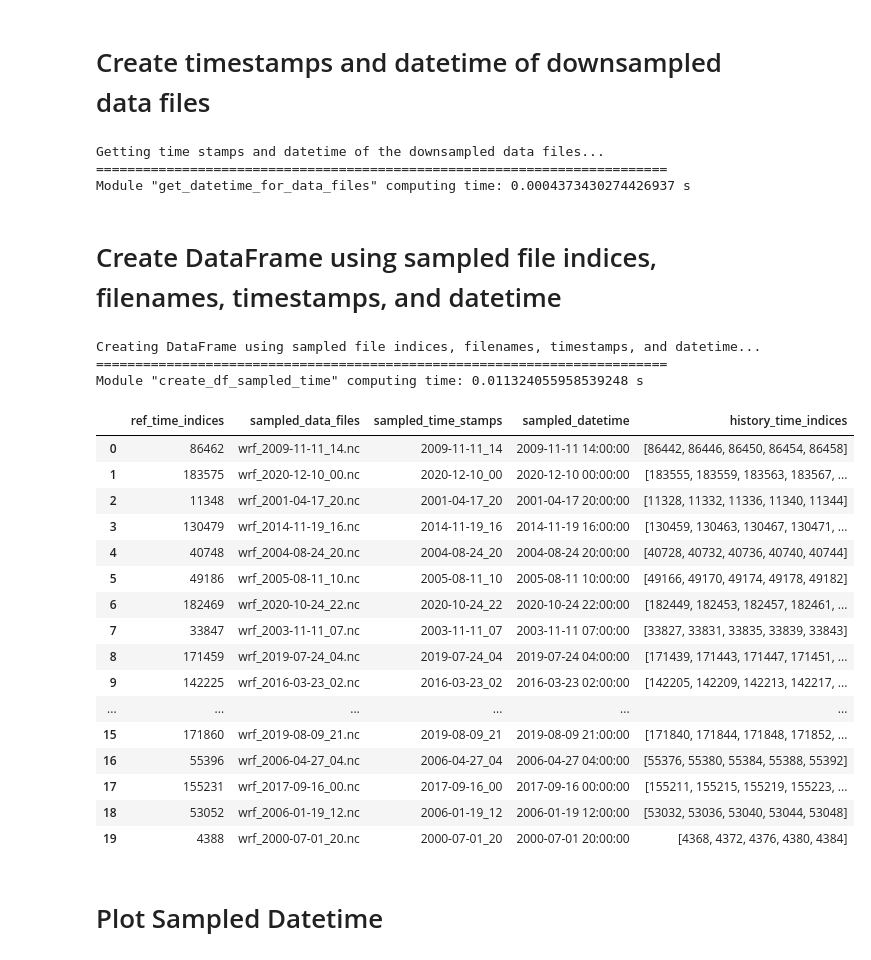
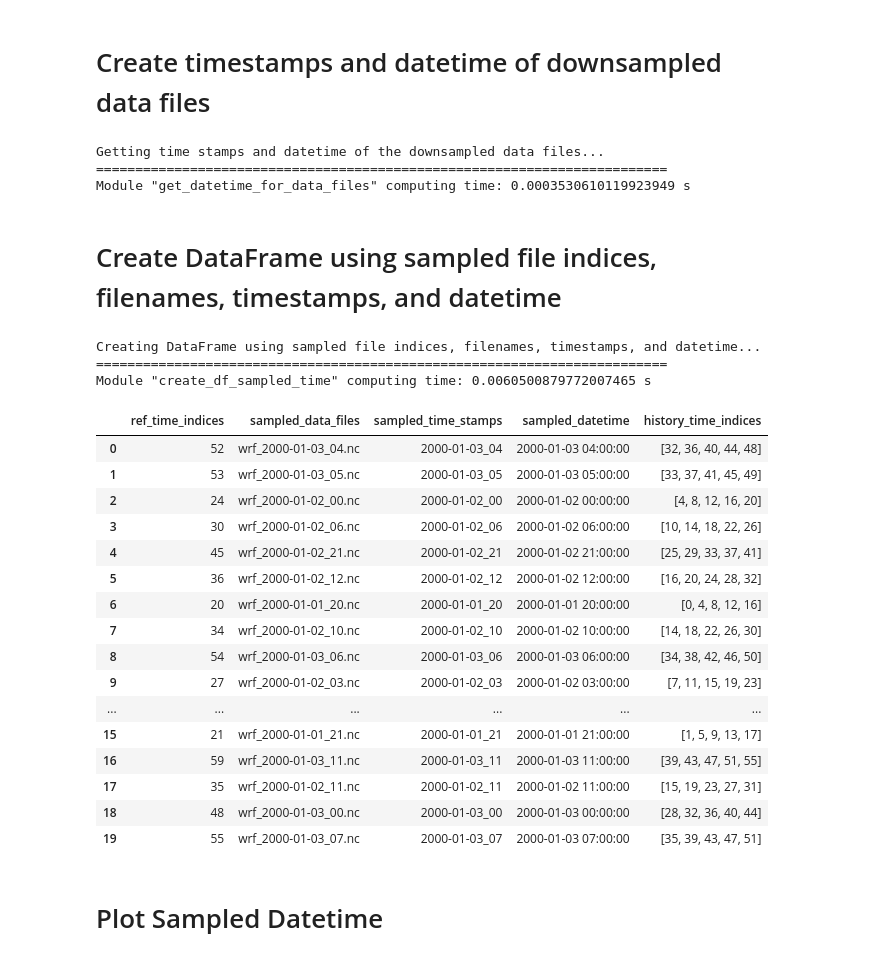
Before and after one commit to LLNL/MLAP, a Jupyter notebook: SJSU_Data_Proc/Extract_DFM_Reanalysis_Data.ipynb, the cells around one changed output. Cells and saved outputs as stored; diff of their text form; code cells hidden in the pictures.

```diff
--- a/SJSU_Data_Proc/Extract_DFM_Reanalysis_Data.ipynb
+++ b/SJSU_Data_Proc/Extract_DFM_Reanalysis_Data.ipynb
@@ -41,9 +43,9 @@ extracted_data_loc = '/p/lustre2/jha3/Wildfire/Wildfire_LDRD_SI/SJSU/01_WRF_Nels
 
 # The current data set params
 data_set_count = 0
-percent_files_to_use = 0.10863484  # f1 = what percent of available files to use
-#percent_files_to_use = 100.00  # f1 = what percent of available files to use
-percent_grid_points_to_use = 0.05  # f2 = what percent of grid points to use
+#percent_files_to_use = 0.10863484  # f1 = what percent of available files to use
+percent_files_to_use = 50.00  # f1 = what percent of available files to use
+percent_grid_points_to_use = 0.005  # f2 = what percent of grid points to use
 max_history_to_consider = 20 # n_history in hours
 history_interval        = 4
 # %% [markdown]
@@ -79,3 +83,5 @@ Module "get_data_file_names" computing time: 0.37010658206418157 s
+# %%
+data_files_list = data_files_list[0:60]
 # %% [markdown]
 # Downsample Files
 # %%
@@ -109,7 +115,7 @@ print('Module "get_datetime_for_data_files" computing time: {} s'.format(module_
 # %% [output]
 Getting time stamps and datetime of the downsampled data files...
 =========================================================================
-Module "get_datetime_for_data_files" computing time: 0.0004373430274426937 s
+Module "get_datetime_for_data_files" computing time: 0.0003530610119923949 s
 # %% [markdown]
 # Create DataFrame using sampled file indices, filenames, timestamps, and datetime
 # %%
@@ -120,29 +126,29 @@ print('Module "create_df_sampled_time" computing time: {} s'.format(module_end_t
 # %% [output]
 Creating DataFrame using sampled file indices, filenames, timestamps, and datetime...
 =========================================================================
-Module "create_df_sampled_time" computing time: 0.011324055958539248 s
+Module "create_df_sampled_time" computing time: 0.0060500879772007465 s
 # %%
 #df_sampled_time[df_sampled_time['ref_time_indices'] < max_history_to_consider+10]
 # %%
-df_sampled_time.head(20)
+df_sampled_time.head(40)
 # %% [output]
 |  | ref_time_indices | sampled_data_files | sampled_time_stamps | sampled_datetime | history_time_indices |
-| 0 | 86462 | wrf_2009-11-11_14.nc | 2009-11-11_14 | 2009-11-11 14:00:00 | [86442, 86446, 86450, 86454, 86458] |
-| 1 | 183575 | wrf_2020-12-10_00.nc | 2020-12-10_00 | 2020-12-10 00:00:00 | [183555, 183559, 183563, 183567, ... |
-| 2 | 11348 | wrf_2001-04-17_20.nc | 2001-04-17_20 | 2001-04-17 20:00:00 | [11328, 11332, 11336, 11340, 11344] |
-| 3 | 130479 | wrf_2014-11-19_16.nc | 2014-11-19_16 | 2014-11-19 16:00:00 | [130459, 130463, 130467, 130471, ... |
-| 4 | 40748 | wrf_2004-08-24_20.nc | 2004-08-24_20 | 2004-08-24 20:00:00 | [40728, 40732, 40736, 40740, 40744] |
-| 5 | 49186 | wrf_2005-08-11_10.nc | 2005-08-11_10 | 2005-08-11 10:00:00 | [49166, 49170, 49174, 49178, 49182] |
-| 6 | 182469 | wrf_2020-10-24_22.nc | 2020-10-24_22 | 2020-10-24 22:00:00 | [182449, 182453, 182457, 182461, ... |
-| 7 | 33847 | wrf_2003-11-11_07.nc | 2003-11-11_07 | 2003-11-11 07:00:00 | [33827, 33831, 33835, 33839, 33843] |
-| 8 | 171459 | wrf_2019-07-24_04.nc | 2019-07-24_04 | 2019-07-24 04:00:00 | [171439, 171443, 171447, 171451, ... |
-| 9 | 142225 | wrf_2016-03-23_02.nc | 2016-03-23_02 | 2016-03-23 02:00:00 | [142205, 142209, 142213, 142217, ... |
+| 0 | 52 | wrf_2000-01-03_04.nc | 2000-01-03_04 | 2000-01-03 04:00:00 | [32, 36, 40, 44, 48] |
+| 1 | 53 | wrf_2000-01-03_05.nc | 2000-01-03_05 | 2000-01-03 05:00:00 | [33, 37, 41, 45, 49] |
+| 2 | 24 | wrf_2000-01-02_00.nc | 2000-01-02_00 | 2000-01-02 00:00:00 | [4, 8, 12, 16, 20] |
+| 3 | 30 | wrf_2000-01-02_06.nc | 2000-01-02_06 | 2000-01-02 06:00:00 | [10, 14, 18, 22, 26] |
+| 4 | 45 | wrf_2000-01-02_21.nc | 2000-01-02_21 | 2000-01-02 21:00:00 | [25, 29, 33, 37, 41] |
+| 5 | 36 | wrf_2000-01-02_12.nc | 2000-01-02_12 | 2000-01-02 12:00:00 | [16, 20, 24, 28, 32] |
+| 6 | 20 | wrf_2000-01-01_20.nc | 2000-01-01_20 | 2000-01-01 20:00:00 | [0, 4, 8, 12, 16] |
+| 7 | 34 | wrf_2000-01-02_10.nc | 2000-01-02_10 | 2000-01-02 10:00:00 | [14, 18, 22, 26, 30] |
+| 8 | 54 | wrf_2000-01-03_06.nc | 2000-01-03_06 | 2000-01-03 06:00:00 | [34, 38, 42, 46, 50] |
+| 9 | 27 | wrf_2000-01-02_03.nc | 2000-01-02_03 | 2000-01-02 03:00:00 | [7, 11, 15, 19, 23] |
 | ... | ... | ... | ... | ... | ... |
-| 15 | 171860 | wrf_2019-08-09_21.nc | 2019-08-09_21 | 2019-08-09 21:00:00 | [171840, 171844, 171848, 171852, ... |
-| 16 | 55396 | wrf_2006-04-27_04.nc | 2006-04-27_04 | 2006-04-27 04:00:00 | [55376, 55380, 55384, 55388, 55392] |
-| 17 | 155231 | wrf_2017-09-16_00.nc | 2017-09-16_00 | 2017-09-16 00:00:00 | [155211, 155215, 155219, 155223, ... |
-| 18 | 53052 | wrf_2006-01-19_12.nc | 2006-01-19_12 | 2006-01-19 12:00:00 | [53032, 53036, 53040, 53044, 53048] |
-| 19 | 4388 | wrf_2000-07-01_20.nc | 2000-07-01_20 | 2000-07-01 20:00:00 | [4368, 4372, 4376, 4380, 4384] |
+| 15 | 21 | wrf_2000-01-01_21.nc | 2000-01-01_21 | 2000-01-01 21:00:00 | [1, 5, 9, 13, 17] |
+| 16 | 59 | wrf_2000-01-03_11.nc | 2000-01-03_11 | 2000-01-03 11:00:00 | [39, 43, 47, 51, 55] |
+| 17 | 35 | wrf_2000-01-02_11.nc | 2000-01-02_11 | 2000-01-02 11:00:00 | [15, 19, 23, 27, 31] |
+| 18 | 48 | wrf_2000-01-03_00.nc | 2000-01-03_00 | 2000-01-03 00:00:00 | [28, 32, 36, 40, 44] |
+| 19 | 55 | wrf_2000-01-03_07.nc | 2000-01-03_07 | 2000-01-03 07:00:00 | [35, 39, 43, 47, 51] |
 # %% [markdown]
 # Plot Sampled Datetime
 # %%
```
Also changed, not shown: parts of 21 cells of this notebook, 1 other file.
